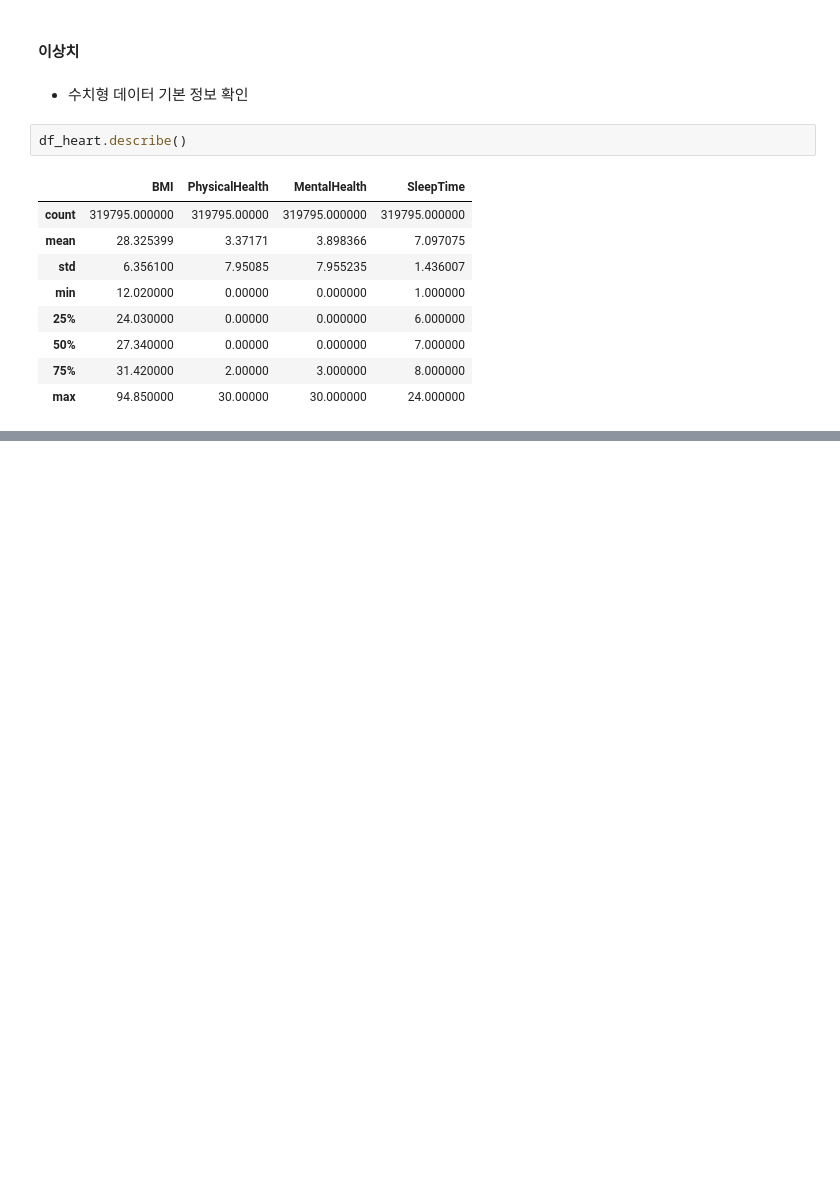
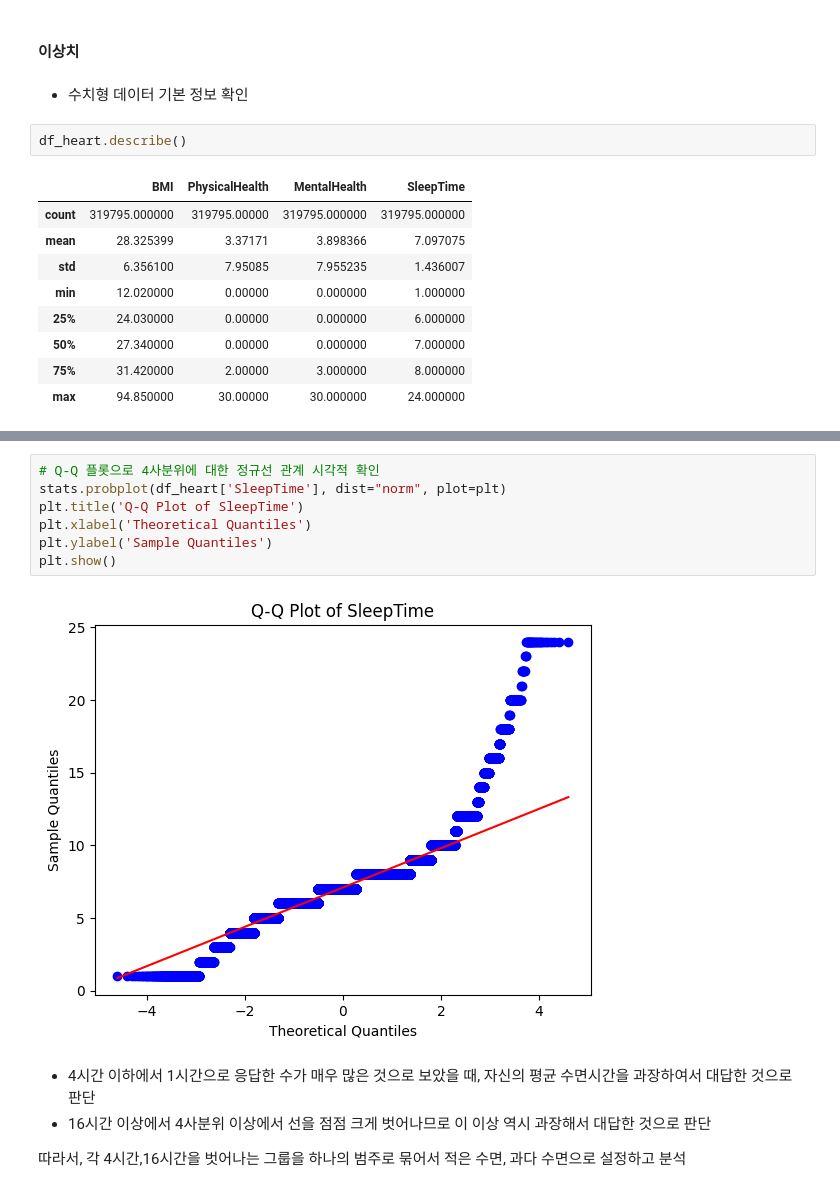
Before and after one commit to nohjuhyeon/healthcare_team, a Jupyter notebook: docs/yohan/yohan_analystics.ipynb, the cells around one changed output, grey strips where cells are left out. Cells and saved outputs as stored; diff of their text form; blank space fills up the shorter version.

```diff
--- a/docs/yohan/yohan_analystics.ipynb
+++ b/docs/yohan/yohan_analystics.ipynb
@@ -105,0 +124,14 @@ df_heart.describe()
+# %%
+# Q-Q 플롯으로 4사분위에 대한 정규선 관계 시각적 확인
+stats.probplot(df_heart['SleepTime'], dist="norm", plot=plt)
+plt.title('Q-Q Plot of SleepTime')
+plt.xlabel('Theoretical Quantiles')
+plt.ylabel('Sample Quantiles')
+plt.show()
+# %% [output]
+[figure, added]
+# %% [markdown]
+- 4시간 이하에서 1시간으로 응답한 수가 매우 많은 것으로 보았을 때, 자신의 평균 수면시간을 과장하여서 대답한 것으로 판단
+- 16시간 이상에서 4사분위 이상에서 선을 점점 크게 벗어나므로 이 이상 역시 과장해서 대답한 것으로 판단
+
+ 따라서, 각 4시간,16시간을 벗어나는 그룹을 하나의 범주로 묶어서 적은 수면, 과다 수면으로 설정하고 분석
```
Also changed, not shown: parts of 14 cells of this notebook.
